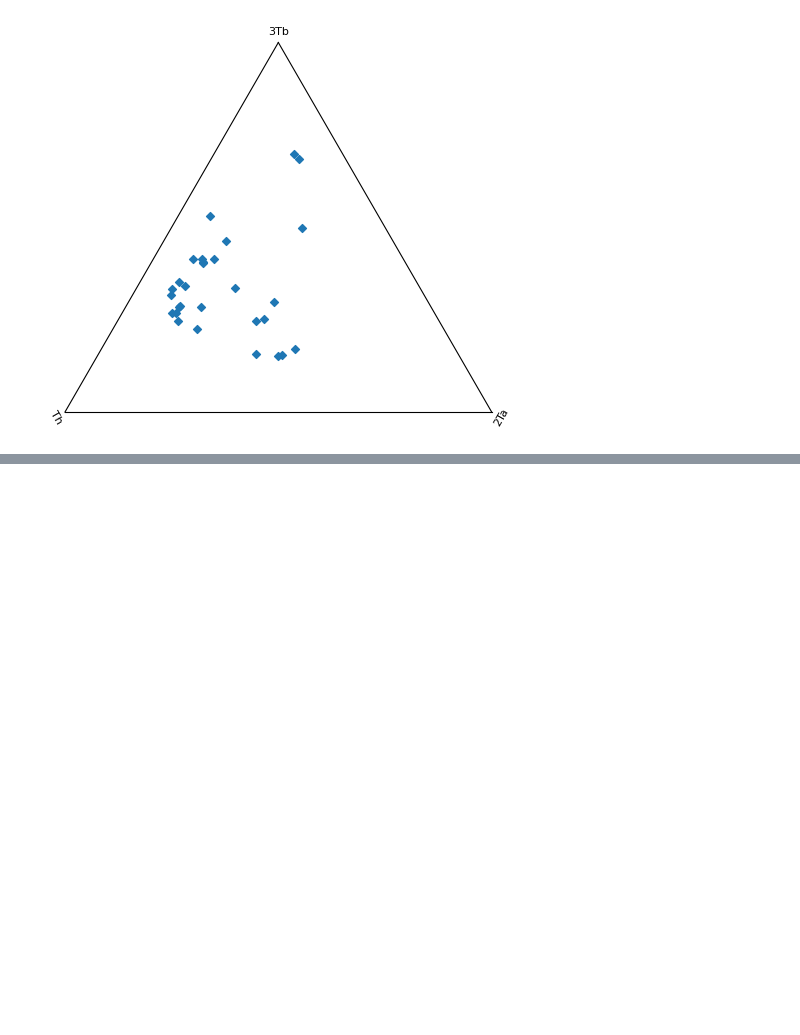
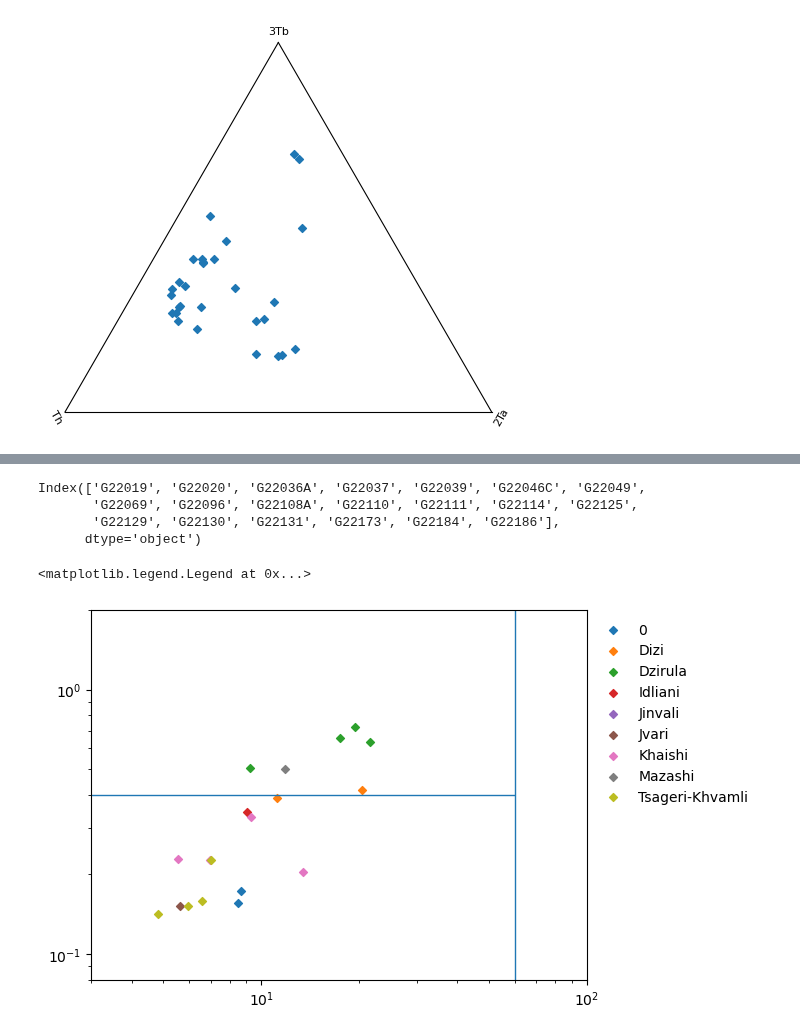
Before and after one commit to dyvasey/dataset-caucasus-gchem-2023, a Jupyter notebook: plot_trace.ipynb, the cells around one changed output, grey strips where cells are left out. Cells and saved outputs as stored; diff of their text form; code cells hidden in the pictures; blank space fills up the shorter version.

```diff
--- a/plot_trace.ipynb
+++ b/plot_trace.ipynb
@@ -13,6 +13,8 @@ filter_major =  (data['SiO2']<55)
 filter_trace = (data['Tb']*3/ternary_total>0.5)
 data_filtered = data[filter_period&filter_major]
 
+data_gtoid = data[data['SiO2']>55]
+
 print(data_filtered.index)
 # %% [output]
 Index(['G22032A', 'G22033', 'G22034', 'G22035', 'G22038', 'G22041A', 'G22041C',
@@ -169,0 +165,36 @@ ax.legend()
+# %%
+# plot gtoids on whalen plot
+
+fig, ax = plt.subplots(1)
+
+ax.set_xlim(3,100)
+ax.set_ylim(0.08,2)
+ax.set_xscale('log')
+ax.set_yscale('log')
+
+ax.vlines(60,ymin=0.01,ymax=10)
+ax.hlines(y=0.4,xmin=1,xmax=60)
+
+x = data_gtoid['Nb']+data_gtoid['Yb']
+y = data_gtoid['Nb']/data_gtoid['Y']
+
+print(data_gtoid.index)
+
+groups = data_gtoid.groupby('S_Domain')
+
+for k,group in groups:
+    x = group['Nb']+group['Yb']
+    y = group['Nb']/group['Y']
+
+    ax.scatter(x,y,label=k)
+
+    #ax.annotate(group.index[0][-3:],(x,y))
+
+ax.legend()
+# %% [output]
+Index(['G22019', 'G22020', 'G22036A', 'G22037', 'G22039', 'G22046C', 'G22049',
+       'G22069', 'G22096', 'G22108A', 'G22110', 'G22111', 'G22114', 'G22125',
+       'G22129', 'G22130', 'G22131', 'G22173', 'G22184', 'G22186'],
+      dtype='object')
+<matplotlib.legend.Legend at 0x...>
+[figure, added]
```
Also changed, not shown: parts of 4 cells of this notebook.
